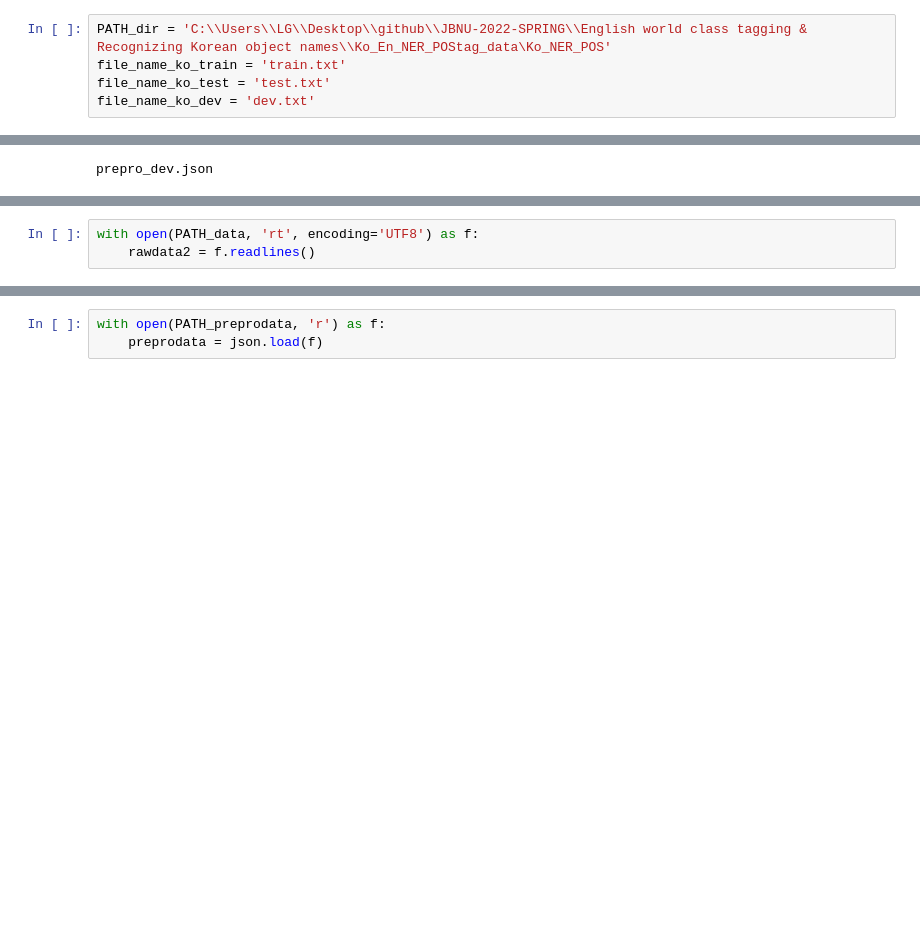
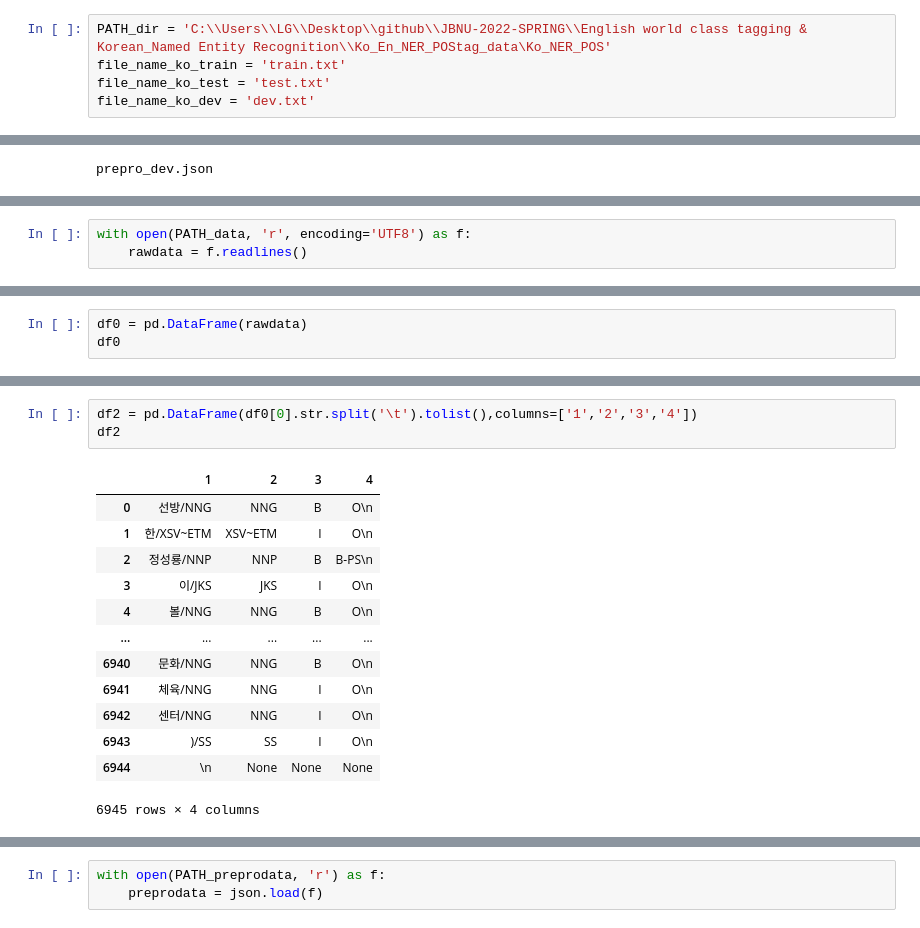
Before and after one commit to YHWOO13/JBNU-2022-SPRING, a Jupyter notebook: English world class tagging & Korean_Named Entity Recognition/Korean_Named Entity Recognition/Data.ipynb, the cells around one changed output, grey strips where cells are left out. Cells and saved outputs as stored; diff of their text form; blank space fills up the shorter version.

```diff
--- a/English world class tagging & Korean_Named Entity Recognition/Korean_Named Entity Recognition/Data.ipynb
+++ b/English world class tagging & Korean_Named Entity Recognition/Korean_Named Entity Recognition/Data.ipynb
@@ -18,7 +19,7 @@ import transformers
 from transformers import BertTokenizer
 # from tqdm.auto import tqdm
 # %%
-PATH_dir = 'C:\\Users\\LG\\Desktop\\github\\JBNU-2022-SPRING\\English world class tagging & Recognizing Korean object names\\Ko_En_NER_POStag_data\Ko_NER_POS'
+PATH_dir = 'C:\\Users\\LG\\Desktop\\github\\JBNU-2022-SPRING\\English world class tagging & Korean_Named Entity Recognition\\Ko_En_NER_POStag_data\Ko_NER_POS'
 file_name_ko_train = 'train.txt'
 file_name_ko_test = 'test.txt'
 file_name_ko_dev = 'dev.txt'
@@ -46,3 +47,3 @@ C:\Users\LG\Desktop\github\JBNU-2022-SPRING\English world class tagging & Recogn
 # %%
-with open(PATH_data, 'rt', encoding='UTF8') as f:
-    rawdata2 = f.readlines()
+with open(PATH_data, 'r', encoding='UTF8') as f:
+    rawdata = f.readlines()
@@ -58,0 +50,3 @@ print(rawdata3[0])
+# %%
+df0 = pd.DataFrame(rawdata)
+df0
@@ -58,0 +84,17 @@ print(rawdata3[0])
+# %%
+df2 = pd.DataFrame(df0[0].str.split('\t').tolist(),columns=['1','2','3','4'])
+df2
+# %% [output]
+|  | 1 | 2 | 3 | 4 |
+| 0 | 선방/NNG | NNG | B | O\n |
+| 1 | 한/XSV~ETM | XSV~ETM | I | O\n |
+| 2 | 정성룡/NNP | NNP | B | B-PS\n |
+| 3 | 이/JKS | JKS | I | O\n |
+| 4 | 볼/NNG | NNG | B | O\n |
+| ... | ... | ... | ... | ... |
+| 6940 | 문화/NNG | NNG | B | O\n |
+| 6941 | 체육/NNG | NNG | I | O\n |
+| 6942 | 센터/NNG | NNG | I | O\n |
+| 6943 | )/SS | SS | I | O\n |
+| 6944 | \n | None | None | None |
+6945 rows × 4 columns
```
Also changed, not shown: parts of 12 cells of this notebook, 1 other file.
